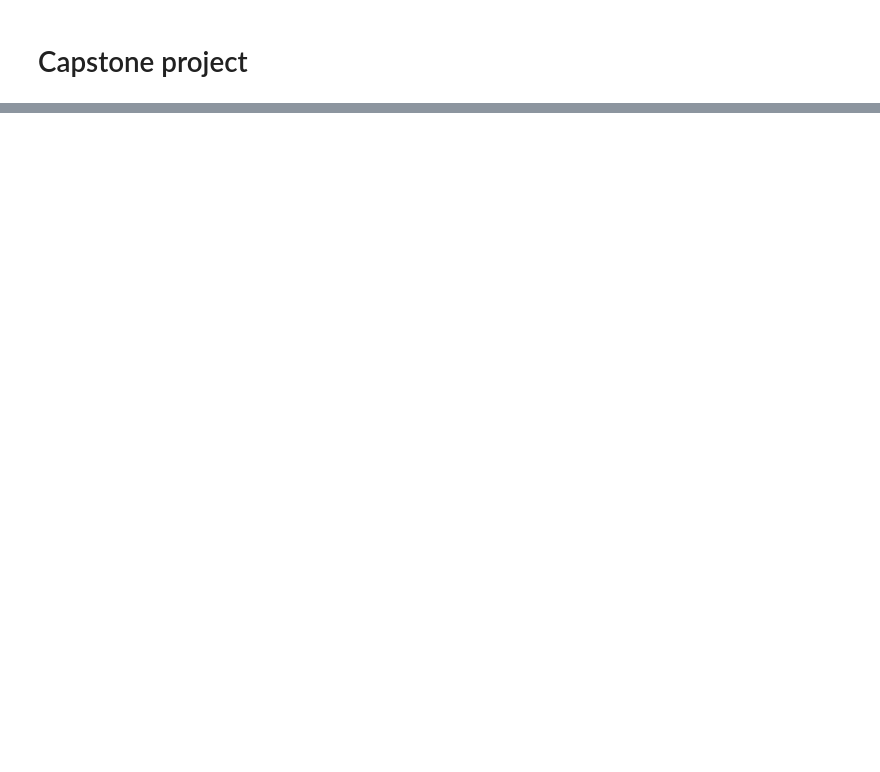
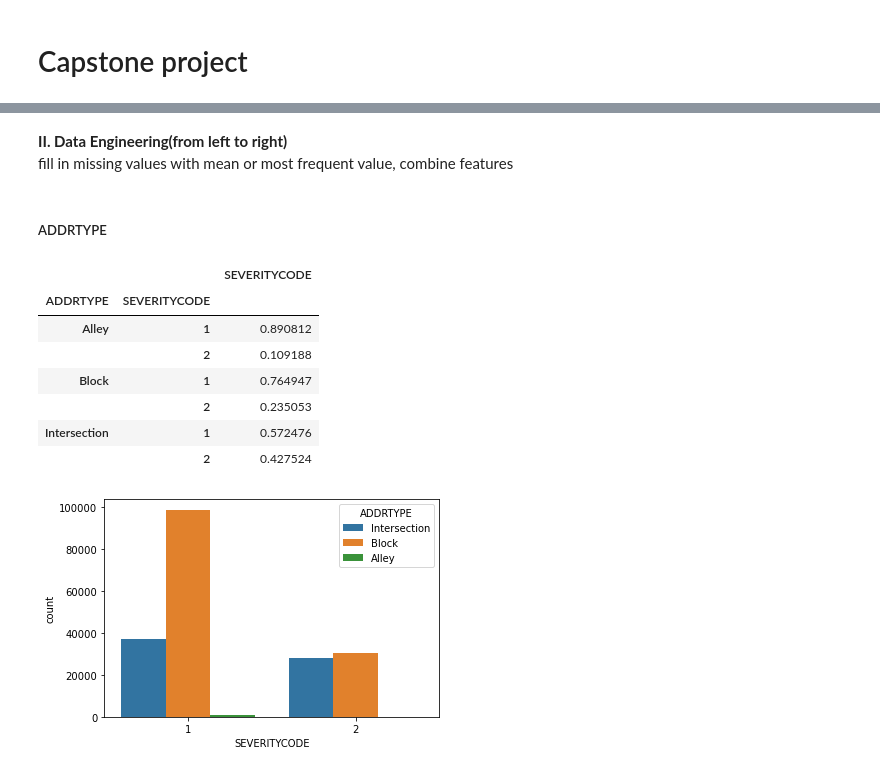
Before and after one commit to Yuanleoluo/Final_Project, a Jupyter notebook: capstoneProject.ipynb, the cells around one changed output, grey strips where cells are left out. Cells and saved outputs as stored; diff of their text form; code cells hidden in the pictures; blank space fills up the shorter version.

```diff
--- a/capstoneProject.ipynb
+++ b/capstoneProject.ipynb
@@ -111,0 +155,22 @@ ValueError: Location values cannot contain NaNs.
+# %%
+# I also drop SEVERITYDESC because it's redondent because we already know what severitycode 1 and 2 means
+
+# I dropped the 'ST_COLDESC' and 'SDOT_COLDESC' because they are descriptions of ST_COLCODE and SDOT_COLCODE respectivly
+
+# since pd data frame comes with unique ID we do not need 'OBJECTID' that comes with the data
+
+# I will drop 'INCKEY' and 'COLDETKEY' because they are abstract tools to catagorize data that has no real world implication
+
+# I will drop 'SEVERITYCODE.1' because it is a redondent value of 'SEVERITYCODE'
+
+# I will drop 'INCDATE'because it is a redondent value of 'INCDTTM'
+
+# I dropped location because it is a redonent value of 'X' and 'Y'
+
+# Meta-data has no documentation on 'REPORTNO' so I am going to drop it
+
+# over 90% of 'CROSSWALKKEY' and 'SEGLANEKEY 'takes on the value of 0, so I will drop both
+df.drop([
+    'OBJECTID', 'INCKEY', 'COLDETKEY', 'SEVERITYCODE.1', 'INCDATE', 'LOCATION', 'REPORTNO',
+    'ST_COLDESC', 'SDOTCOLNUM', 'EXCEPTRSNCODE', 'INTKEY', 'INATTENTIONIND', 'CROSSWALKKEY',
+    'SPEEDING', 'EXCEPTRSNDESC', 'PEDROWNOTGRNT', 'SEVERITYDESC', 'SEGLANEKEY', 'SDOT_COLDESC'], axis=1, inplace=True)
@@ -111,0 +207,24 @@ ValueError: Location values cannot contain NaNs.
+# %% [markdown]
+**II. Data Engineering(from left to right)**<br/>
+fill in missing values with mean or most frequent value, combine features
+# %% [markdown]
+<h5> ADDRTYPE
+# %%
+# Since "Block" is the most frequent option in ADDRTYPE, we will fill all the missing value with it.
+df['ADDRTYPE'] = df['ADDRTYPE'].fillna('Block')
+
+# display graph in relation to SEVERITYCODE
+sn.countplot(data=df, x='SEVERITYCODE', hue='ADDRTYPE')
+
+# display table in relation to SEVERITYCODE
+df.groupby(['ADDRTYPE'])['SEVERITYCODE'].value_counts(normalize=True).to_frame()
+# %% [output]
+|  |  | SEVERITYCODE |
+| ADDRTYPE | SEVERITYCODE |  |
+| Alley | 1 | 0.890812 |
+|  | 2 | 0.109188 |
+| Block | 1 | 0.764947 |
+|  | 2 | 0.235053 |
+| Intersection | 1 | 0.572476 |
+|  | 2 | 0.427524 |
+[figure, added]
```
Also changed, not shown: parts of 132 cells of this notebook.
